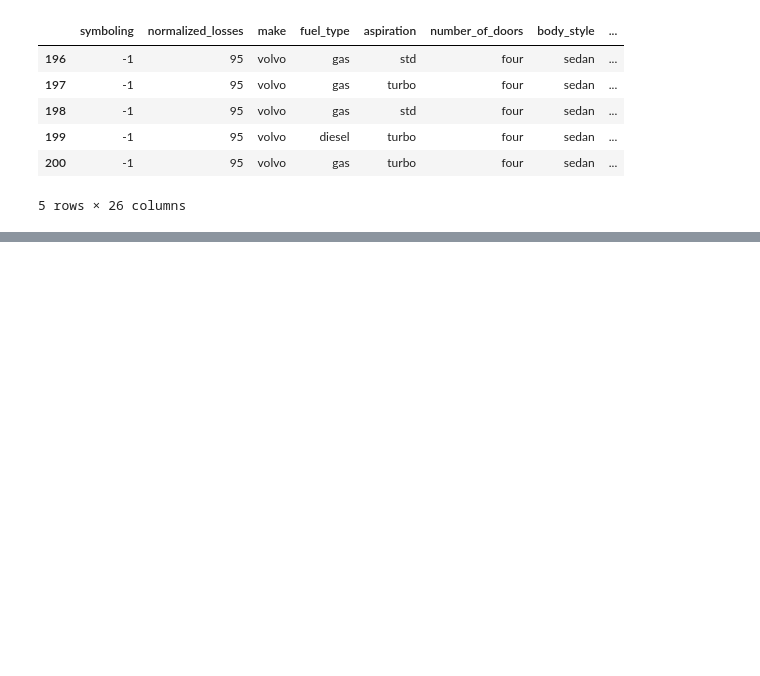
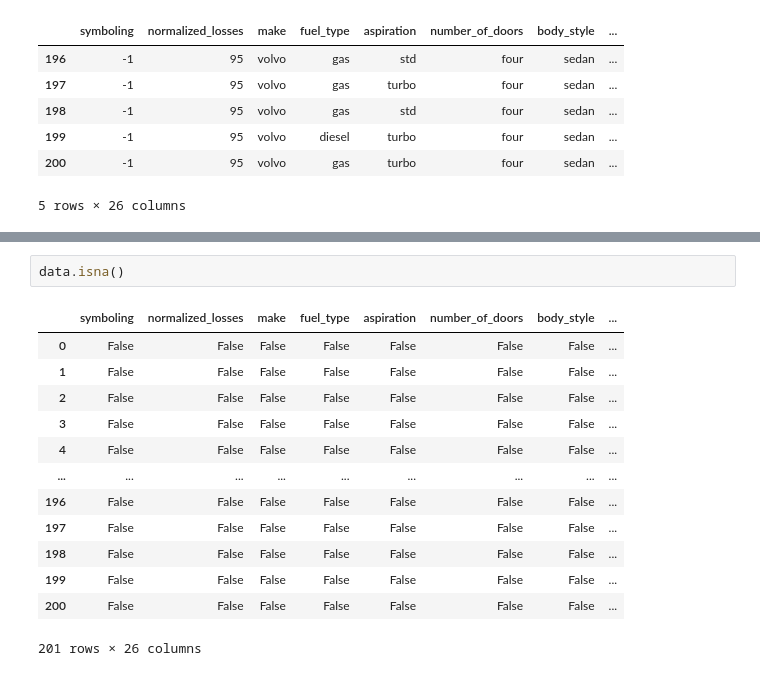
Before and after one commit to vishaltechevangelist/ds_bootcamp, a Jupyter notebook: notebooks/Week3-Pandas.ipynb, the cells around one changed output, grey strips where cells are left out. Saved outputs shown, nothing was run; the diff lists cells and outputs as text; blank space fills up the shorter version.

```diff
--- a/notebooks/Week3-Pandas.ipynb
+++ b/notebooks/Week3-Pandas.ipynb
@@ -352,0 +506,16 @@ data.tail()
+# %%
+data.isna()
+# %% [output]
+|  | symboling | normalized_losses | make | fuel_type | aspiration | number_of_doors | body_style | ... |
+| 0 | False | False | False | False | False | False | False | ... |
+| 1 | False | False | False | False | False | False | False | ... |
+| 2 | False | False | False | False | False | False | False | ... |
+| 3 | False | False | False | False | False | False | False | ... |
+| 4 | False | False | False | False | False | False | False | ... |
+| ... | ... | ... | ... | ... | ... | ... | ... | ... |
+| 196 | False | False | False | False | False | False | False | ... |
+| 197 | False | False | False | False | False | False | False | ... |
+| 198 | False | False | False | False | False | False | False | ... |
+| 199 | False | False | False | False | False | False | False | ... |
+| 200 | False | False | False | False | False | False | False | ... |
+201 rows × 26 columns
```
Also changed, not shown: parts of 83 cells of this notebook.
